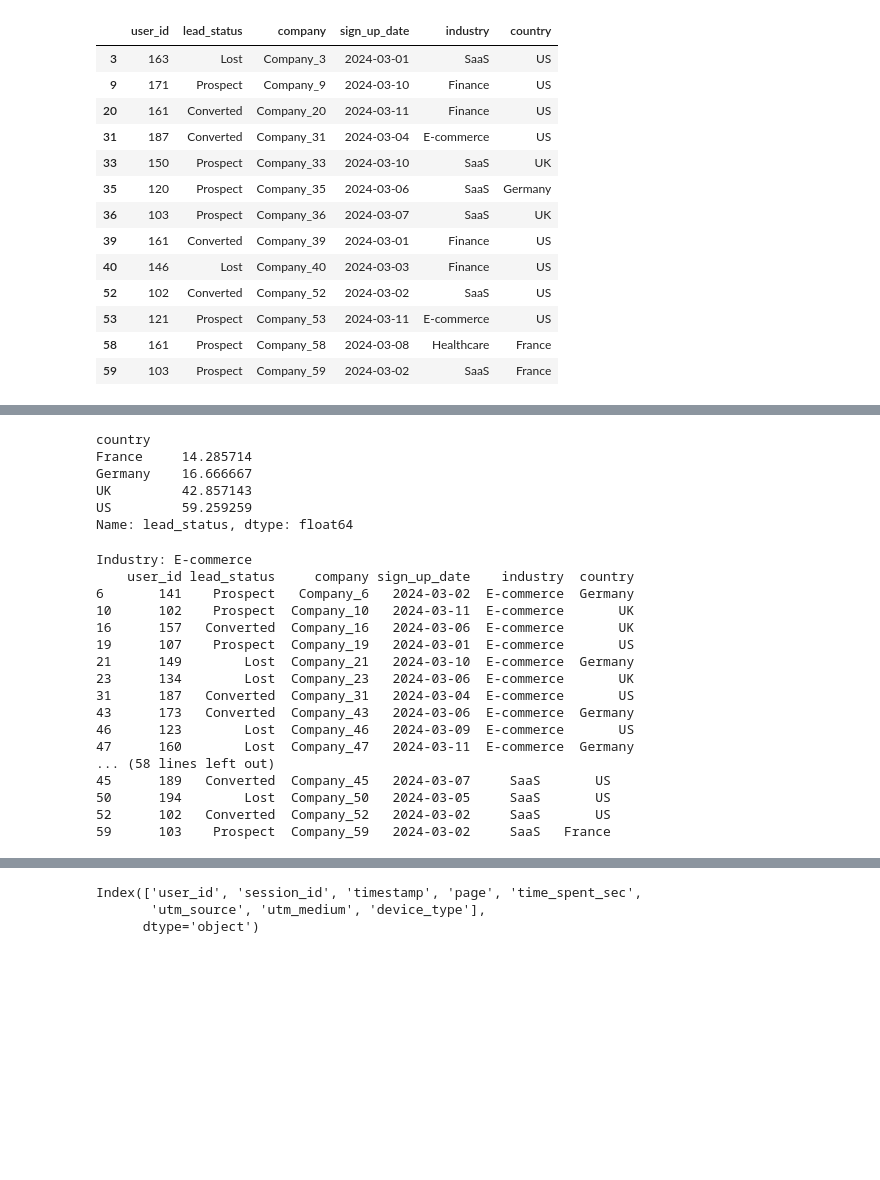
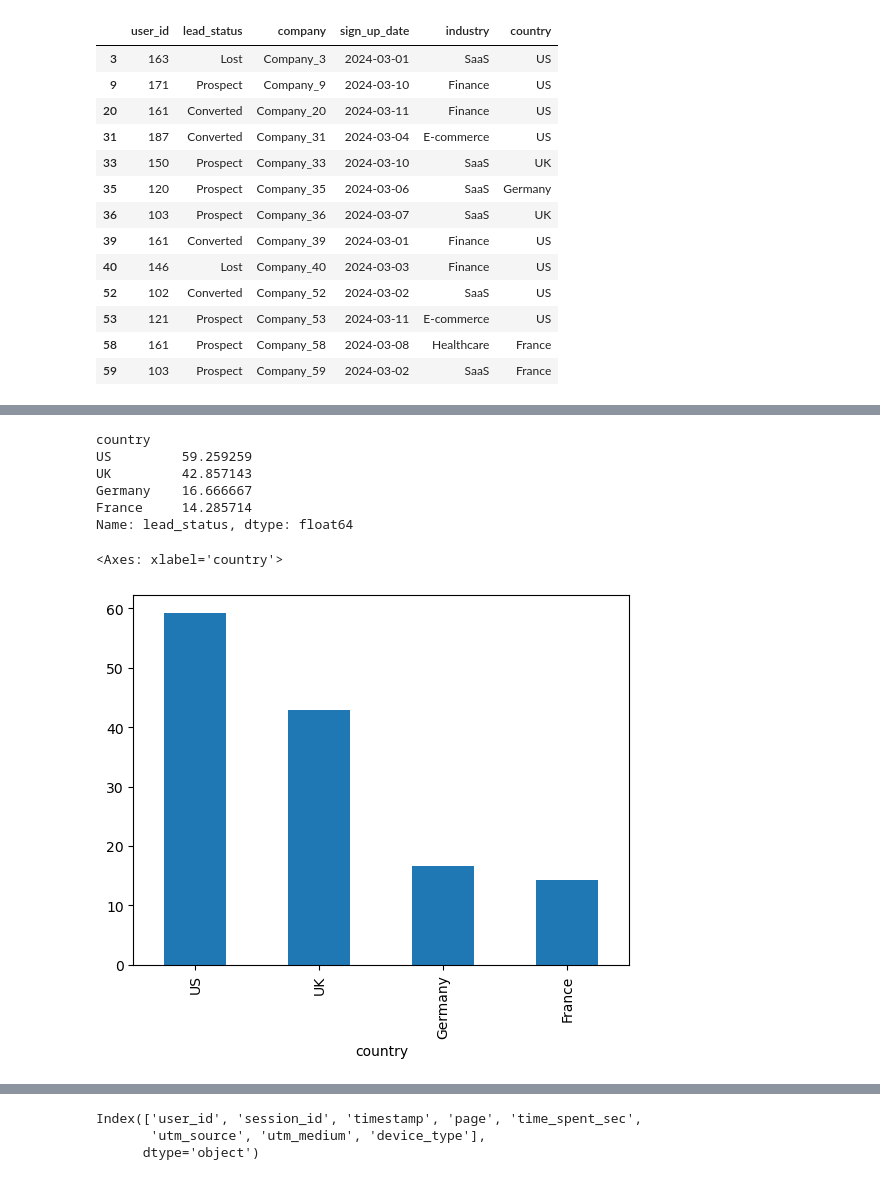
Before and after one commit to derfinn0501/case_study, a Jupyter notebook: process_data.ipynb, the cells around one changed output, grey strips where cells are left out. Cells and saved outputs as stored; diff of their text form; code cells hidden in the pictures; blank space fills up the shorter version.

```diff
--- a/process_data.ipynb
+++ b/process_data.ipynb
@@ -139,40 +151,28 @@ crm_df.groupby("country").describe()
 # %%
-def get_conversion_rate(values):
+def get_conversion_rate(values, prospects = True):
     # print(values)
     num_converted = values[values == "Converted"].shape[0]
-    percentage = num_converted / values.shape[0] * 100
+    if prospects:
+        total = values.shape[0]
+    else:
+        total = values[values != "Prospect"].shape[0]
+    percentage = num_converted / total * 100
     return percentage
     # converted = values[values["lead_status"] == "Converted"].shape[0]
+# %%
+def plot_conversion_rate_by_column(col_name, prospects = True):
+    conv_rate = crm_df.groupby(col_name)["lead_status"].apply(lambda x: get_conversion_rate(x, prospects))
+    sorted_conv_rates = conv_rate.sort_values(ascending = False)
+    print(sorted_conv_rates)
+    return sorted_conv_rates.plot(kind = "bar")
 # %%
-crm_df.groupby('country')["lead_status"].apply(get_conversion_rate)
+plot_conversion_rate_by_column("country")
 # %% [output]
 country
+US         59.259259
+UK         42.857143
+Germany    16.666667
 France     14.285714
-Germany    16.666667
-UK         42.857143
-US         59.259259
 Name: lead_status, dtype: float64
+<Axes: xlabel='country'>
+[figure, added]
-# %%
-for group, data in crm_df.groupby('industry'):
-    print(f"Industry: {group}")
-    print(data)
-    # print(get_conversion_rate_by_column(data, "country"))
-    print("\n")
-# %% [output]
-Industry: E-commerce
-    user_id lead_status     company sign_up_date    industry  country
-6       141    Prospect   Company_6   2024-03-02  E-commerce  Germany
-10      102    Prospect  Company_10   2024-03-11  E-commerce       UK
-16      157   Converted  Company_16   2024-03-06  E-commerce       UK
-19      107    Prospect  Company_19   2024-03-01  E-commerce       US
-21      149        Lost  Company_21   2024-03-10  E-commerce  Germany
-23      134        Lost  Company_23   2024-03-06  E-commerce       UK
-31      187   Converted  Company_31   2024-03-04  E-commerce       US
-43      173   Converted  Company_43   2024-03-06  E-commerce  Germany
-46      123        Lost  Company_46   2024-03-09  E-commerce       US
-47      160        Lost  Company_47   2024-03-11  E-commerce  Germany
-... (58 lines left out)
-45      189   Converted  Company_45   2024-03-07     SaaS       US
-50      194        Lost  Company_50   2024-03-05     SaaS       US
-52      102   Converted  Company_52   2024-03-02     SaaS       US
-59      103    Prospect  Company_59   2024-03-02     SaaS   France
```
Also changed, not shown: parts of 23 cells of this notebook.
